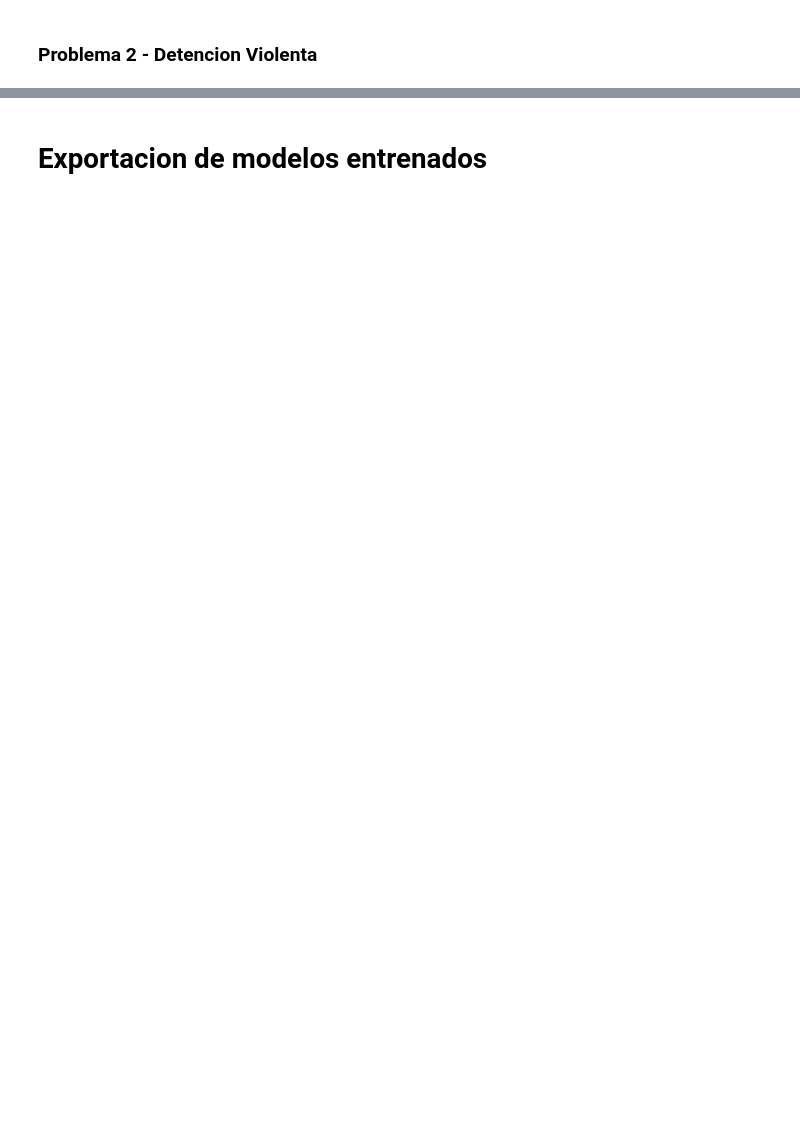
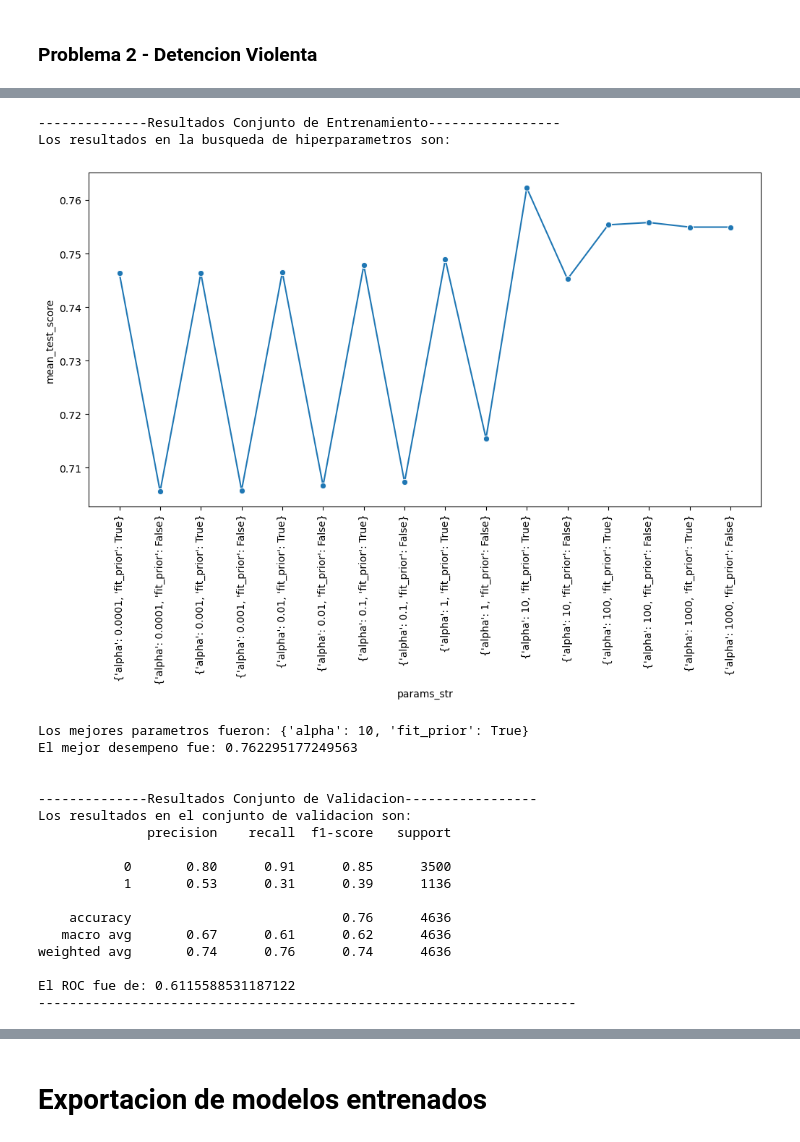
Before and after one commit to JavierRojas14/personal, a Jupyter notebook: G56/machine-learning/prueba/prueba_2/hito_2/javierrojas-prueba-2-hito-2.ipynb, the cells around one changed output, grey strips where cells are left out. Drawn from its saved outputs; the diff is of its cells as text; code cells hidden in the pictures; blank space fills up the shorter version.

```diff
--- a/G56/machine-learning/prueba/prueba_2/hito_2/javierrojas-prueba-2-hito-2.ipynb
+++ b/G56/machine-learning/prueba/prueba_2/hito_2/javierrojas-prueba-2-hito-2.ipynb
@@ -391,0 +417,26 @@ El ROC fue de: 0.9524737386159812
+# %%
+modelo_naive_bayes_problema_2.fit(X_problema_2_train, y_problema_2_train)
+resultados_naive_bayes_problema_2 = aux2.obtener_desempeno_modelo_en_grilla(
+    modelo_naive_bayes_problema_2, X_problema_2_test, y_problema_2_test
+)
+# %% [output]
+--------------Resultados Conjunto de Entrenamiento-----------------
+Los resultados en la busqueda de hiperparametros son:
+[figure, added]
+Los mejores parametros fueron: {'alpha': 10, 'fit_prior': True}
+El mejor desempeno fue: 0.762295177249563
+
+
+--------------Resultados Conjunto de Validacion-----------------
+Los resultados en el conjunto de validacion son:
+              precision    recall  f1-score   support
+
+           0       0.80      0.91      0.85      3500
+           1       0.53      0.31      0.39      1136
+
+    accuracy                           0.76      4636
+   macro avg       0.67      0.61      0.62      4636
+weighted avg       0.74      0.76      0.74      4636
+
+El ROC fue de: 0.6115588531187122
+---------------------------------------------------------------------
```
Also changed, not shown: parts of 7 cells of this notebook.
